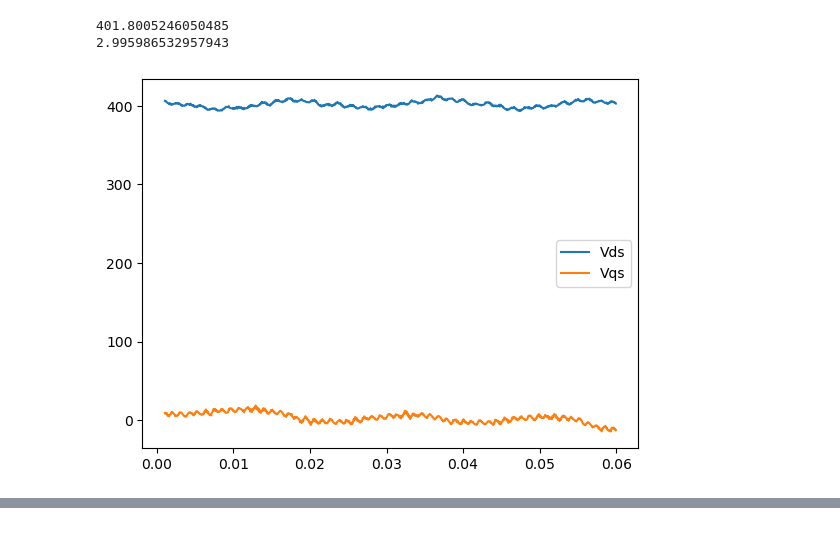
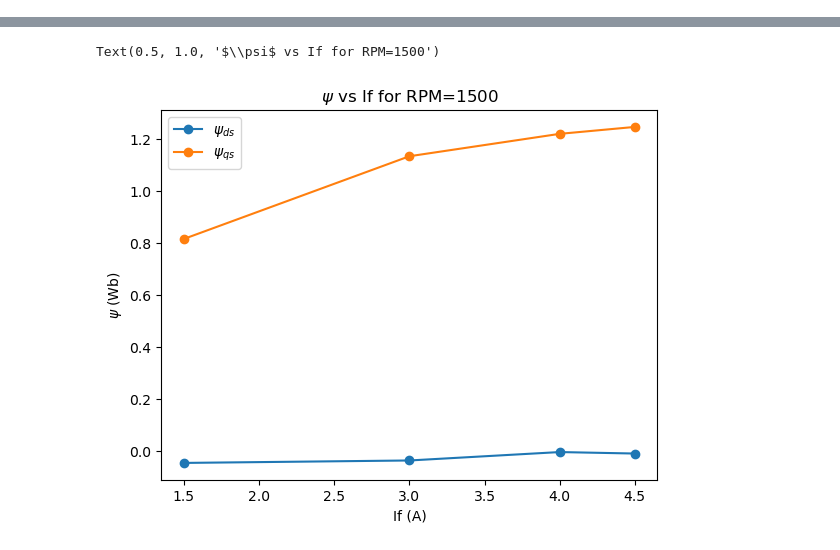
Before and after one commit to Palmisano-Enzo/synchronous_motor_control, a Jupyter notebook: measureOC_all.ipynb, the cells around one changed output, grey strips where cells are left out. Saved outputs shown, nothing was run; the diff lists cells and outputs as text; code cells hidden in the pictures.

```diff
--- a/measureOC_all.ipynb
+++ b/measureOC_all.ipynb
@@ -140,16 +76,21 @@ plt.legend()
-# %%
-measurements['Vds'] = measurements.apply(lambda row: row['Valpha']*math.cos(wt*row['Time']+delta) + row['Vbeta']*math.sin(wt*row['Time']+delta), axis=1, result_type='expand')
-measurements['Vqs'] = measurements.apply(lambda row: -row['Valpha']*math.sin(wt*row['Time']+delta) + row['Vbeta']*math.cos(wt*row['Time']+delta), axis=1, result_type='expand')
-
-plt.figure()
-plot = plt.plot(measurements['Time'], measurements['Vds'], label='Vds')
-plot = plt.plot(measurements['Time'], measurements['Vqs'], label='Vqs')
-plt.legend()
-
-#print mean of Vds and Vqs
-print(measurements['Vds'].mean())
-print(measurements['Vqs'].mean())
-# %% [output]
-401.8005246050485
-2.995986532957943
-[figure, removed]
+# %%
+#we can compute psi from vds and vqs and rpm
+#Uds = R*Ids + Ld*dIds/dt + omega*psi_ds = omega*psi_ds (steady state)
+#Uqs = R*Iqs + Lq*dIqs/dt + omega*psi_qs = omega*psi_qs (steady state)
+
+df['psi_ds'] = -df['vqs']/df['omega_fit']
+df['psi_qs'] = df['vds']/df['omega_fit']
+
+display(df)
+
+df_1500 = df[df['RPM'] == 1500]
+#rank from smallest to largest If
+df_1500 = df_1500.sort_values(by=['If'])
+#plot psi_ds and psi_qs vs If for RPM=1500
+plt.plot(df_1500['If'], df_1500['psi_ds'], '-o')
+plt.plot(df_1500['If'], df_1500['psi_qs'], '-o')
+plt.xlabel('If (A)')
+plt.ylabel(r'$\psi$ (Wb)')
+plt.legend([r'$\psi_{ds}$', r'$\psi_{qs}$'])
+plt.title(r'$\psi$ vs If for RPM=1500')
+# %% [output]
@@ -155,0 +104,2 @@ print(measurements['Vqs'].mean())
+Text(0.5, 1.0, '$\\psi$ vs If for RPM=1500')
+[figure, added]
```
Also changed, not shown: parts of 9 cells of this notebook, 6 other files.
